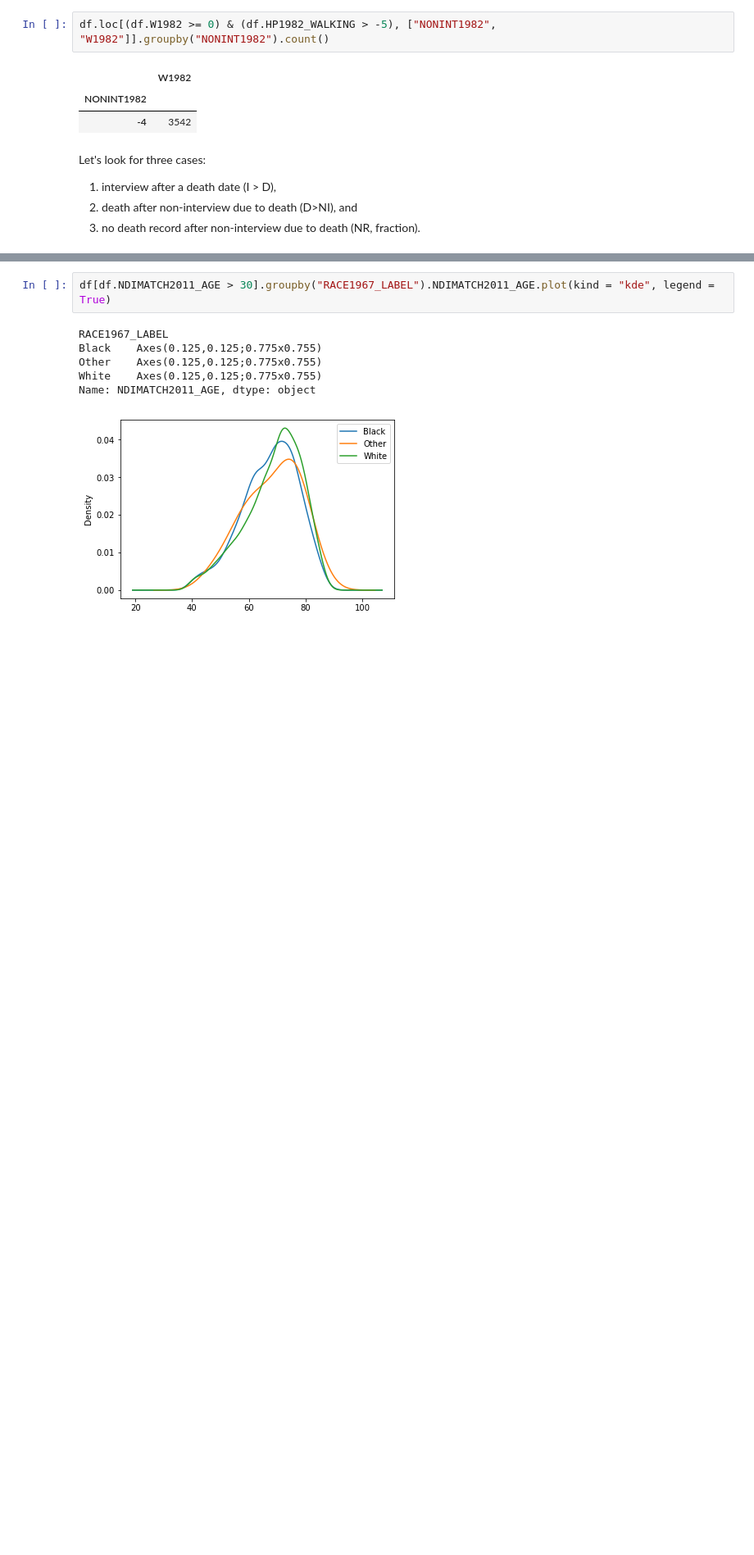
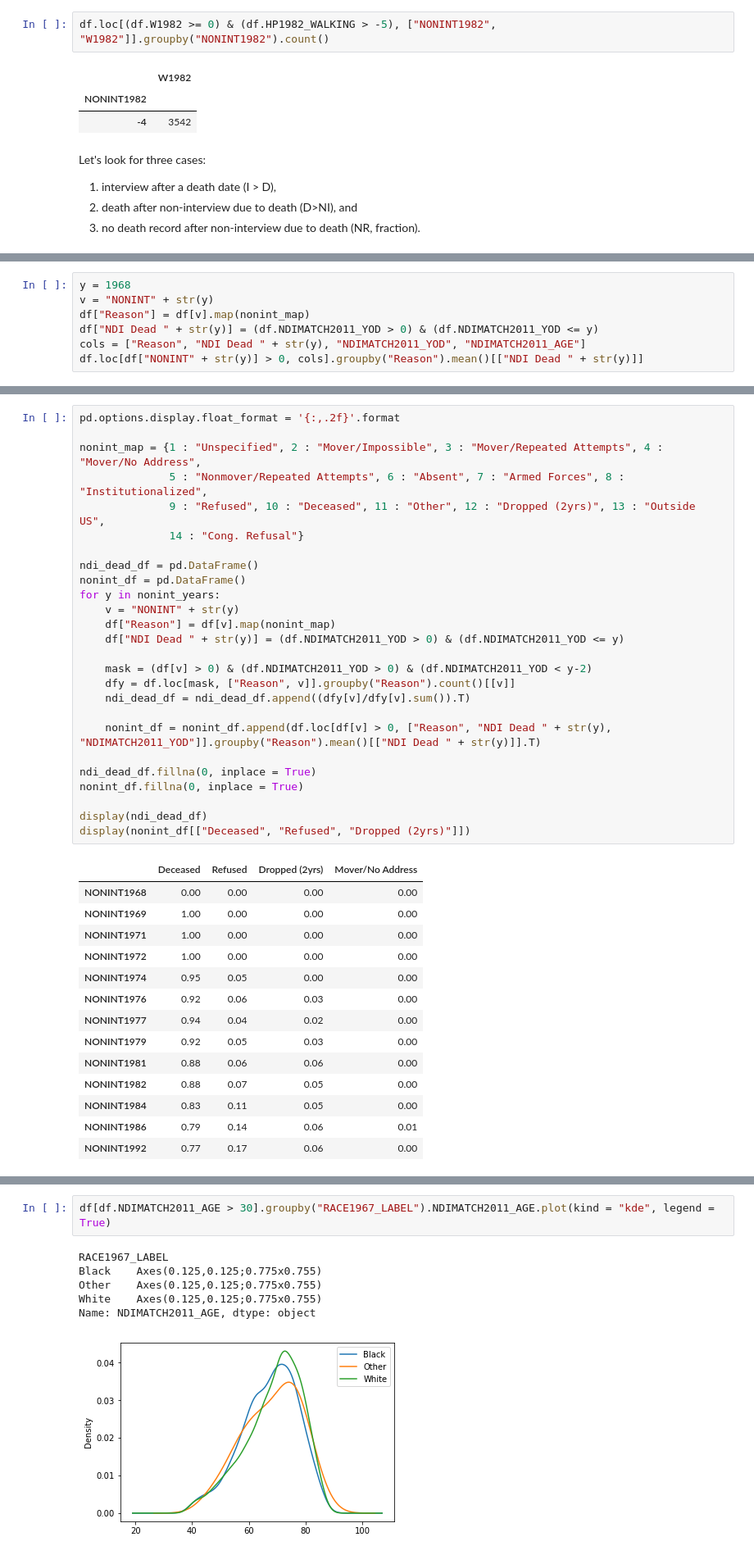
Before and after one commit to JamesSaxon/me2, a Jupyter notebook: data/me_ow.ipynb, the cells around one changed output, grey strips where cells are left out. Shown: that part at 82% size. Drawn from its saved outputs; the diff is of its cells as text; blank space fills up the shorter version.

```diff
--- a/data/me_ow.ipynb
+++ b/data/me_ow.ipynb
@@ -209,0 +213,7 @@ pd.DataFrame({"SSA03 I>D"  : ssa03A,  "NDI11 I>D"  : ndi11A,  "SSA11 I>D"  : ssa
+# %%
+y = 1968
+v = "NONINT" + str(y)
+df["Reason"] = df[v].map(nonint_map)
+df["NDI Dead " + str(y)] = (df.NDIMATCH2011_YOD > 0) & (df.NDIMATCH2011_YOD <= y)
+cols = ["Reason", "NDI Dead " + str(y), "NDIMATCH2011_YOD", "NDIMATCH2011_AGE"]
+df.loc[df["NONINT" + str(y)] > 0, cols].groupby("Reason").mean()[["NDI Dead " + str(y)]]
@@ -209,0 +232,41 @@ pd.DataFrame({"SSA03 I>D"  : ssa03A,  "NDI11 I>D"  : ndi11A,  "SSA11 I>D"  : ssa
+# %%
+pd.options.display.float_format = '{:,.2f}'.format
+
+nonint_map = {1 : "Unspecified", 2 : "Mover/Impossible", 3 : "Mover/Repeated Attempts", 4 : "Mover/No Address",
+              5 : "Nonmover/Repeated Attempts", 6 : "Absent", 7 : "Armed Forces", 8 : "Institutionalized",
+              9 : "Refused", 10 : "Deceased", 11 : "Other", 12 : "Dropped (2yrs)", 13 : "Outside US",
+              14 : "Cong. Refusal"}
+
+ndi_dead_df = pd.DataFrame()
+nonint_df = pd.DataFrame()
+for y in nonint_years:
+    v = "NONINT" + str(y)
+    df["Reason"] = df[v].map(nonint_map)
+    df["NDI Dead " + str(y)] = (df.NDIMATCH2011_YOD > 0) & (df.NDIMATCH2011_YOD <= y)
+
+    mask = (df[v] > 0) & (df.NDIMATCH2011_YOD > 0) & (df.NDIMATCH2011_YOD < y-2)
+    dfy = df.loc[mask, ["Reason", v]].groupby("Reason").count()[[v]]
+    ndi_dead_df = ndi_dead_df.append((dfy[v]/dfy[v].sum()).T)
+
+    nonint_df = nonint_df.append(df.loc[df[v] > 0, ["Reason", "NDI Dead " + str(y), "NDIMATCH2011_YOD"]].groupby("Reason").mean()[["NDI Dead " + str(y)]].T)
+
+ndi_dead_df.fillna(0, inplace = True)
+nonint_df.fillna(0, inplace = True)
+
+display(ndi_dead_df)
+display(nonint_df[["Deceased", "Refused", "Dropped (2yrs)"]])
+# %% [output]
+|  | Deceased | Refused | Dropped (2yrs) | Mover/No Address |
+| NONINT1968 | 0.00 | 0.00 | 0.00 | 0.00 |
+| NONINT1969 | 1.00 | 0.00 | 0.00 | 0.00 |
+| NONINT1971 | 1.00 | 0.00 | 0.00 | 0.00 |
+| NONINT1972 | 1.00 | 0.00 | 0.00 | 0.00 |
+| NONINT1974 | 0.95 | 0.05 | 0.00 | 0.00 |
+| NONINT1976 | 0.92 | 0.06 | 0.03 | 0.00 |
+| NONINT1977 | 0.94 | 0.04 | 0.02 | 0.00 |
+| NONINT1979 | 0.92 | 0.05 | 0.03 | 0.00 |
+| NONINT1981 | 0.88 | 0.06 | 0.06 | 0.00 |
+| NONINT1982 | 0.88 | 0.07 | 0.05 | 0.00 |
+| NONINT1984 | 0.83 | 0.11 | 0.05 | 0.00 |
+| NONINT1986 | 0.79 | 0.14 | 0.06 | 0.01 |
+| NONINT1992 | 0.77 | 0.17 | 0.06 | 0.00 |
```
Also changed, not shown: parts of 13 cells of this notebook.
